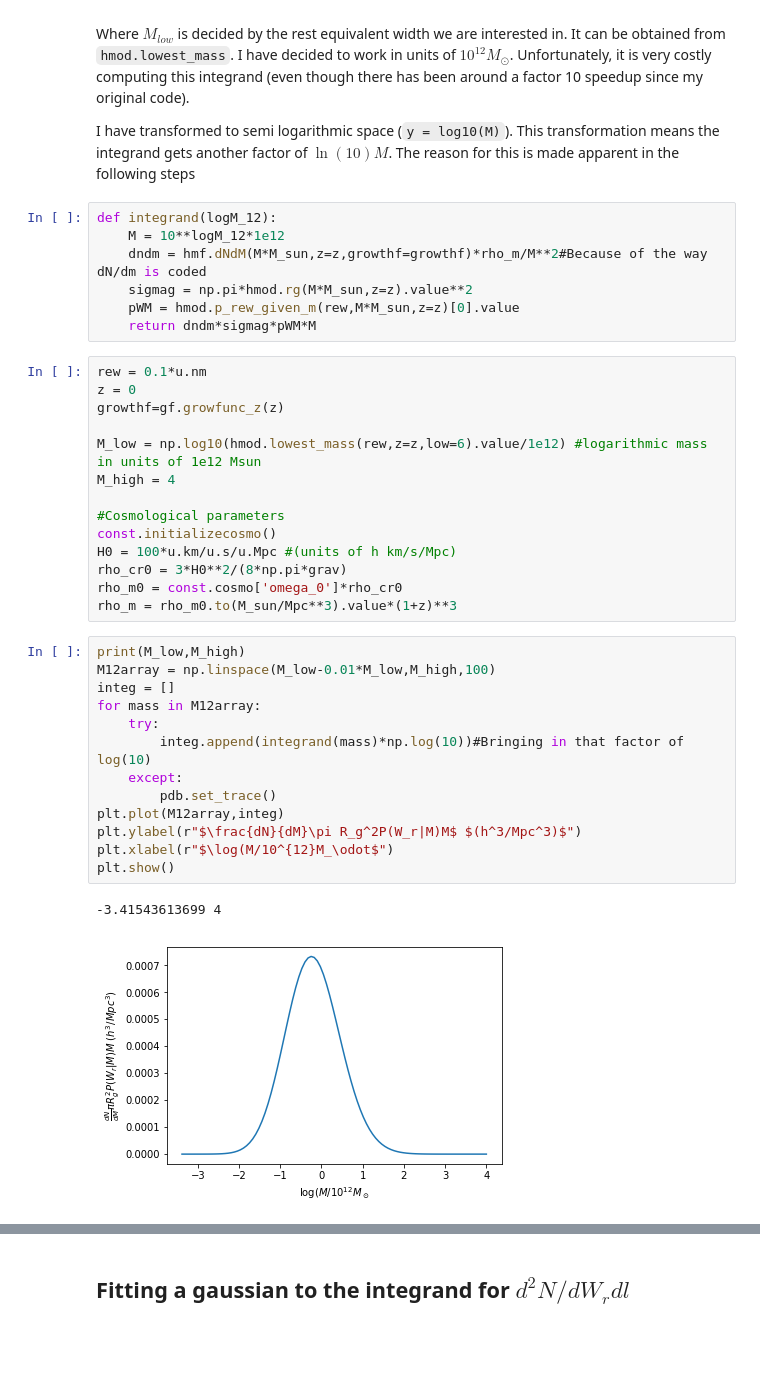
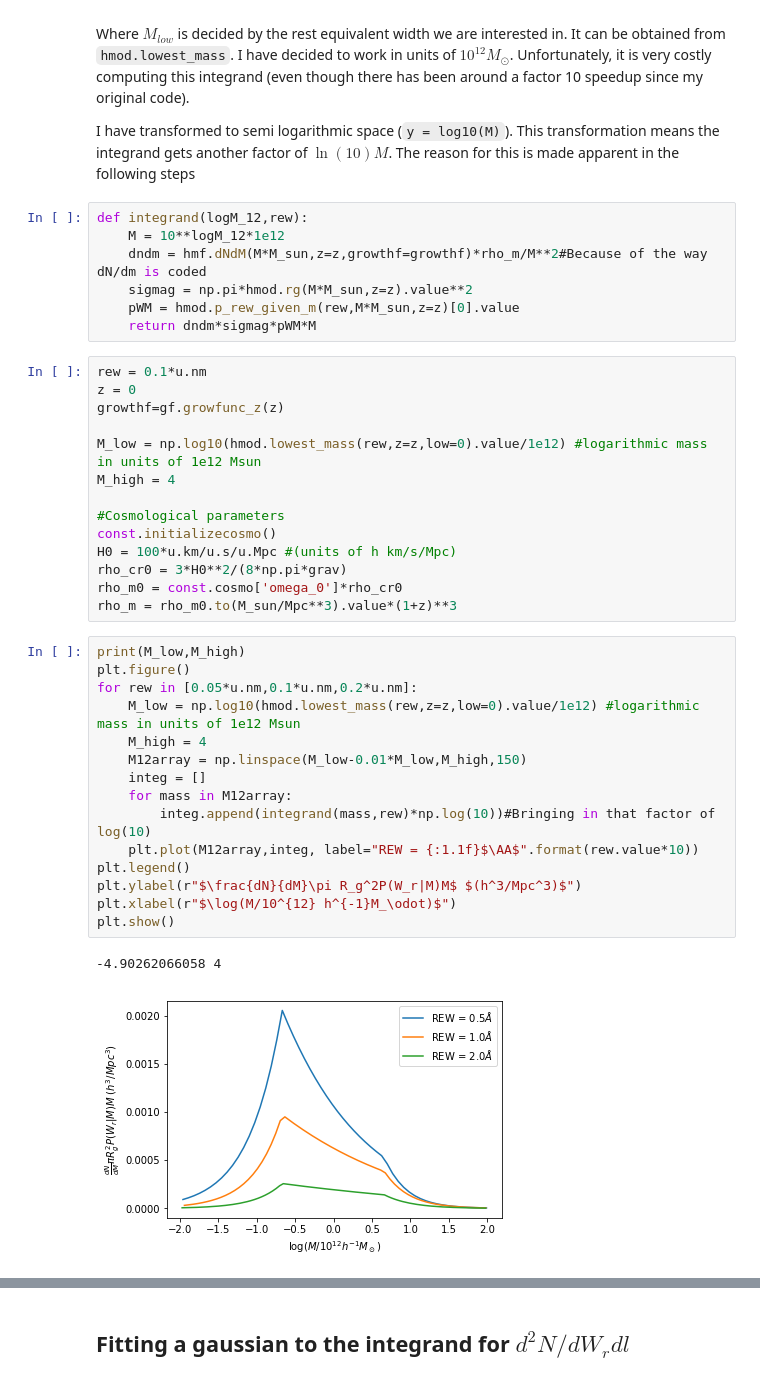
Before and after one commit to SunilSimha/MgIIabs, a Jupyter notebook: docs/Modelling the absorber distribution.ipynb, the cells around one changed output, grey strips where cells are left out. Drawn from its saved outputs; the diff is of its cells as text; blank space fills up the shorter version.

```diff
--- a/docs/Modelling the absorber distribution.ipynb
+++ b/docs/Modelling the absorber distribution.ipynb
@@ -27,7 +27,7 @@ Where $M_{low}$  is decided by the rest equivalent width we are interested in. I
 
 I have transformed to semi logarithmic space (`y = log10(M)`). This transformation means the integrand gets another factor of $\ln(10)M$. The reason for this is made apparent in the following steps
 # %%
-def integrand(logM_12):
+def integrand(logM_12,rew):
     M = 10**logM_12*1e12
     dndm = hmf.dNdM(M*M_sun,z=z,growthf=growthf)*rho_m/M**2#Because of the way dN/dm is coded
     sigmag = np.pi*hmod.rg(M*M_sun,z=z).value**2
@@ -38,7 +38,7 @@ rew = 0.1*u.nm
 z = 0
 growthf=gf.growfunc_z(z)
 
-M_low = np.log10(hmod.lowest_mass(rew,z=z,low=6).value/1e12) #logarithmic mass in units of 1e12 Msun
+M_low = np.log10(hmod.lowest_mass(rew,z=z,low=0).value/1e12) #logarithmic mass in units of 1e12 Msun
 M_high = 4
 
 #Cosmological parameters
@@ -49,17 +49,19 @@ rho_m0 = const.cosmo['omega_0']*rho_cr0
 rho_m = rho_m0.to(M_sun/Mpc**3).value*(1+z)**3
 # %%
 print(M_low,M_high)
-M12array = np.linspace(M_low-0.01*M_low,M_high,100)
-integ = []
-for mass in M12array:
-    try:
-        integ.append(integrand(mass)*np.log(10))#Bringing in that factor of log(10)
-    except:
-        pdb.set_trace()
-plt.plot(M12array,integ)
+plt.figure()
+for rew in [0.05*u.nm,0.1*u.nm,0.2*u.nm]:
+    M_low = np.log10(hmod.lowest_mass(rew,z=z,low=0).value/1e12) #logarithmic mass in units of 1e12 Msun
+    M_high = 4
+    M12array = np.linspace(M_low-0.01*M_low,M_high,150)
+    integ = []
+    for mass in M12array:
+        integ.append(integrand(mass,rew)*np.log(10))#Bringing in that factor of log(10)
+    plt.plot(M12array,integ, label="REW = {:1.1f}$\AA$".format(rew.value*10))
+plt.legend()
 plt.ylabel(r"$\frac{dN}{dM}\pi R_g^2P(W_r|M)M$ $(h^3/Mpc^3)$")
-plt.xlabel(r"$\log(M/10^{12}M_\odot$")
+plt.xlabel(r"$\log(M/10^{12} h^{-1}M_\odot)$")
 plt.show()
 # %% [output]
--3.41543613699 4
+-4.90262066058 4
-[figure, old version]
+[figure, new version]
```
Also changed, not shown: parts of 13 cells of this notebook, 6 other files.
